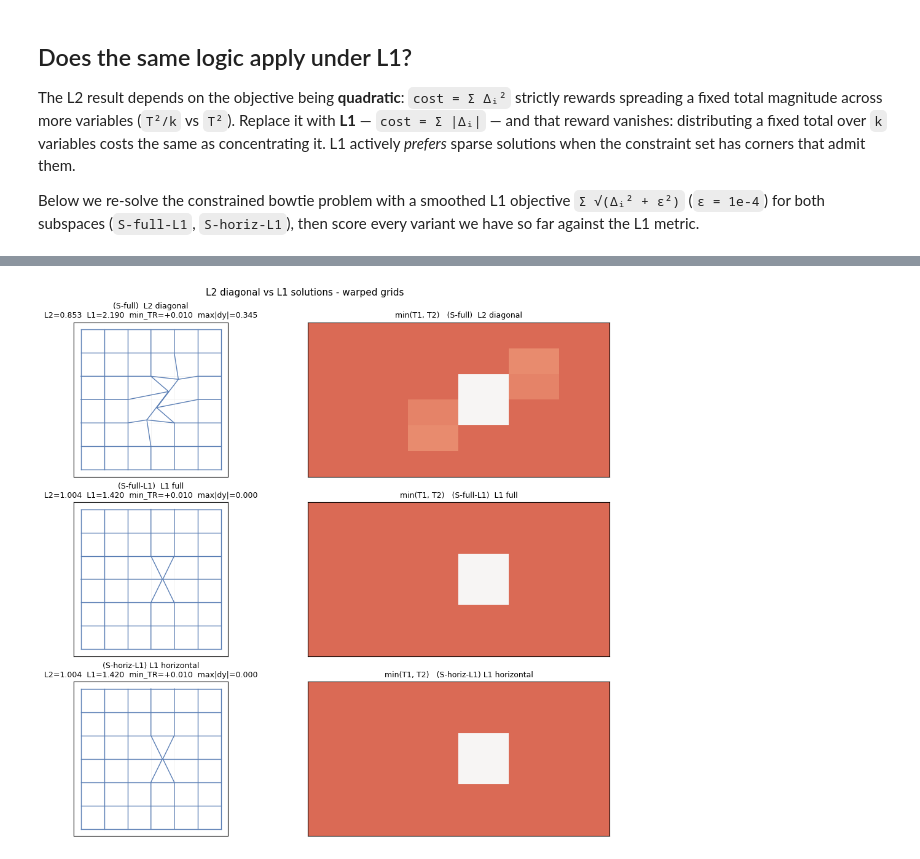
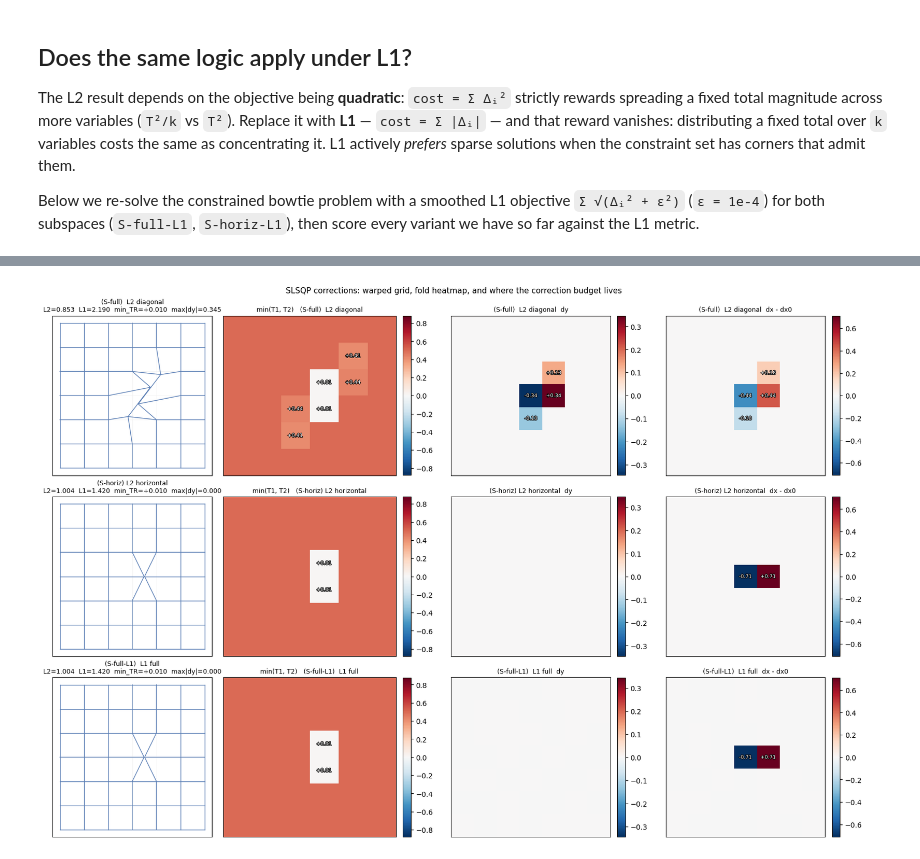
Before and after one commit to andythai/dvfopt, a Jupyter notebook: notebooks/two-triangle-check/09_horizontal-vs-diagonal-bowtie.ipynb, the cells around one changed output, grey strips where cells are left out. Drawn from its saved outputs; the diff is of its cells as text; code cells hidden in the pictures.

```diff
--- a/notebooks/two-triangle-check/09_horizontal-vs-diagonal-bowtie.ipynb
+++ b/notebooks/two-triangle-check/09_horizontal-vs-diagonal-bowtie.ipynb
@@ -79,13 +78,10 @@ def make_h(dx_mag):
 
 phi_H1 = make_h(0.6)
 phi_H2 = make_h(0.5)
-eps_thr = (1.0 - 2 * THRESHOLD) / 2.0  # ≈ 0.49
-phi_H3 = make_h(eps_thr)
 
 manual_runs = [
     ('(H1) horizontal 50% magnitude (±0.6)', report(phi_H1, 'H1')),
     ('(H2) horizontal touching (±0.5)',      report(phi_H2, 'H2')),
-    (f'(H3) horizontal just-feasible (±{eps_thr:.3f})', report(phi_H3, 'H3')),
 ]
 
 hdr = f"{'variant':<44s}  {'neg_TR':>6s}  {'min_TR':>8s}  {'L2':>6s}"
@@ -461,43 +592,62 @@ L1 of S-horiz-L1 (L1-optimal horizontal):1.4200
 # %%
-l1_viz_rows = [
-    ('(S-full)  L2 diagonal',      r_full),
-    ('(S-full-L1)  L1 full',       r_full_l1),
-    ('(S-horiz-L1) L1 horizontal', r_horiz_l1),
+# Combined panel for the SLSQP variants we care about: warped grid + min(T1,T2) + dy + dx-change.
+# Heatmaps now show numeric labels on affected cells/pixels.
+import matplotlib.patheffects as pe
+
+viz_rows = [
+    ('(S-full)  L2 diagonal',     r_full),
+    ('(S-horiz) L2 horizontal',   r_horiz),
+    ('(S-full-L1)  L1 full',      r_full_l1),
 ]
-vmax_tri_l1 = max(abs(r['tri']).max() for _, r in l1_viz_rows)
+vmax_tri  = max(abs(r['tri']).max() for _, r in viz_rows)
+vmax_dy   = max(max(float(np.abs(r['phi'][0]).max()), 1e-3) for _, r in viz_rows)
+vmax_dxch = max(max(float(np.abs(r['phi'][1] - phi0[1]).max()), 1e-3) for _, r in viz_rows)
 NL = chr(10)
 
-fig, axes = plt.subplots(len(l1_viz_rows), 2, figsize=(10, 3.0 * len(l1_viz_rows)), layout='constrained')
-for i, (label, r) in enumerate(l1_viz_rows):
+text_fx = [pe.withStroke(linewidth=1.6, foreground='black')]
+
+def annotate(ax, arr, predicate, fmt='{:+.2f}'):
+    Hh, Ww = arr.shape
+    for yy in range(Hh):
+        for xx in range(Ww):
+            v = float(arr[yy, xx])
+            if predicate(v):
+                ax.text(xx, yy, fmt.format(v), ha='center', va='center',
+                        fontsize=7, color='white', path_effects=text_fx)
+
+fig, axes = plt.subplots(len(viz_rows), 4, figsize=(16, 3.6 * len(viz_rows)), layout='constrained')
+for i, (label, r) in enumerate(viz_rows):
     phi = r['phi']
     info = f"L2={r['l2']:.3f}  L1={l1_norm(phi):.3f}  min_TR={r['min_tr']:+.3f}  max|dy|={r['max_dy']:.3f}"
+
+    # col 0: warped grid (geometric -- no per-pixel scalar to annotate)
     plot_warped_grid(axes[i, 0], phi, label + NL + info)
+
+    # col 1: min(T1, T2) heatmap (label cells noticeably below the unfolded baseline of 0.5)
     tri_min = r['tri'].min(axis=0)
-    axes[i, 1].imshow(tri_min, cmap='RdBu_r', vmin=-vmax_tri_l1, vmax=vmax_tri_l1, aspect='auto')
+    im_t = axes[i, 1].imshow(tri_min, cmap='RdBu_r', vmin=-vmax_tri, vmax=vmax_tri, aspect='auto')
     axes[i, 1].set_title(f'min(T1, T2)   {label}', fontsize=9)
-    axes[i, 1].set_xticks([]); axes[i, 1].set_yticks([])
-plt.suptitle('L2 diagonal vs L1 solutions - warped grids', fontsize=11)
+    fig.colorbar(im_t, ax=axes[i, 1], fraction=0.046, pad=0.04)
+    annotate(axes[i, 1], tri_min, predicate=lambda v: v < 0.45, fmt='{:+.2f}')
+
+    # col 2: dy heatmap (label pixels with non-trivial dy)
+    dy = phi[0]
+    im_dy = axes[i, 2].imshow(dy, cmap='RdBu_r', vmin=-vmax_dy, vmax=vmax_dy)
+    axes[i, 2].set_title(f'{label}  dy', fontsize=9)
+    fig.colorbar(im_dy, ax=axes[i, 2], fraction=0.046, pad=0.04)
+    annotate(axes[i, 2], dy, predicate=lambda v: abs(v) >= 0.01, fmt='{:+.2f}')
+
+    # col 3: dx - dx0 heatmap (label pixels with non-trivial change)
+    dx_change = phi[1] - phi0[1]
+    im_dx = axes[i, 3].imshow(dx_change, cmap='RdBu_r', vmin=-vmax_dxch, vmax=vmax_dxch)
+    axes[i, 3].set_title(f'{label}  dx - dx0', fontsize=9)
+    fig.colorbar(im_dx, ax=axes[i, 3], fraction=0.046, pad=0.04)
+    annotate(axes[i, 3], dx_change, predicate=lambda v: abs(v) >= 0.01, fmt='{:+.2f}')
+
+    for ax in axes[i, 1:]:
+        ax.set_xticks([]); ax.set_yticks([])
+
+plt.suptitle('SLSQP corrections: warped grid, fold heatmap, and where the correction budget lives', fontsize=11)
 plt.show()
-
-
-# Where the correction budget actually lives: dy heatmap + dx-change heatmap for L2 vs L1 full solver.
-fig, axes = plt.subplots(2, 2, figsize=(10, 8), layout='constrained')
-for row, (lab, r) in enumerate([('S-full (L2)', r_full), ('S-full-L1 (L1)', r_full_l1)]):
-    dy = r['phi'][0]
-    dx_change = r['phi'][1] - phi0[1]
-
-    vmax_dy = max(float(np.abs(dy).max()), 1e-3)
-    im0 = axes[row, 0].imshow(dy, cmap='RdBu_r', vmin=-vmax_dy, vmax=vmax_dy)
-    axes[row, 0].set_title(f'{lab}  dy   max|dy|={vmax_dy:.3f}')
-    fig.colorbar(im0, ax=axes[row, 0], fraction=0.046, pad=0.04)
-
-    vmax_dx = max(float(np.abs(dx_change).max()), 1e-3)
-    im1 = axes[row, 1].imshow(dx_change, cmap='RdBu_r', vmin=-vmax_dx, vmax=vmax_dx)
-    axes[row, 1].set_title(f'{lab}  dx-dx0   max|change|={vmax_dx:.3f}')
-    fig.colorbar(im1, ax=axes[row, 1], fraction=0.046, pad=0.04)
-    for ax in axes[row]:
-        ax.set_xticks([]); ax.set_yticks([])
-plt.suptitle('Where the correction budget lives: L2 spreads it into dy, L1 keeps it in dx', fontsize=11)
-plt.show()
 # %% [output]
-[figure, old version]
+[figure, new version]
```
Also changed, not shown: parts of 14 cells of this notebook, 9 other files.
